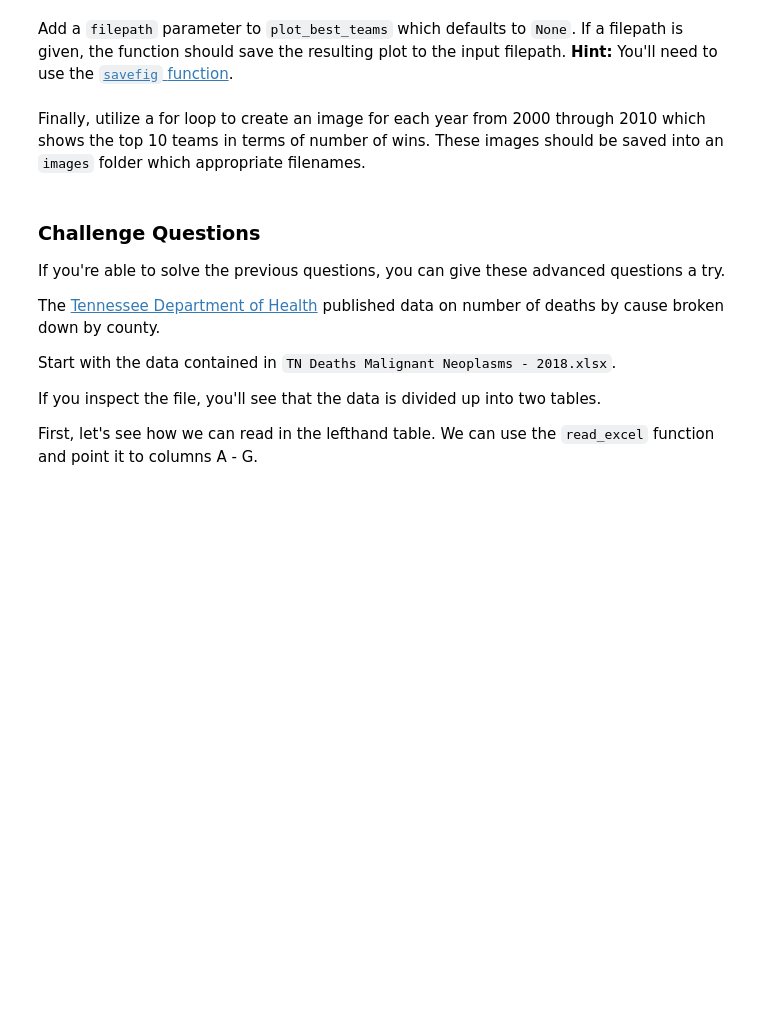
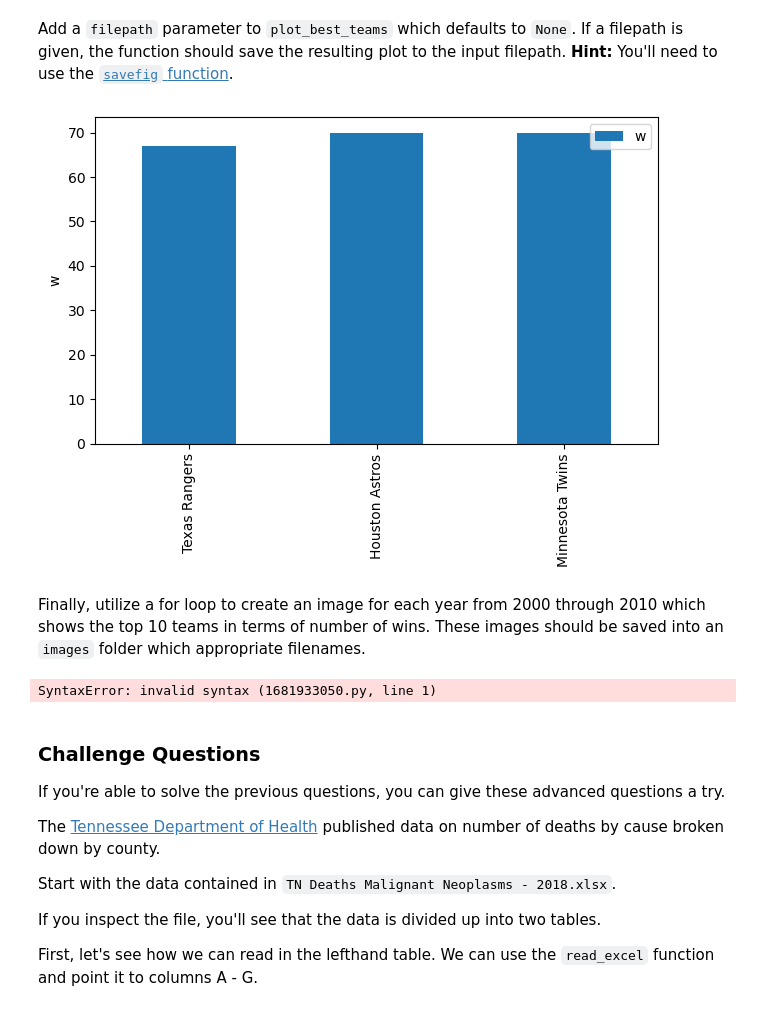
Before and after one commit to NSS-Data-Analytics-Cohort-11/loops-functions-practice-Jordan-D-Taylor, a Jupyter notebook: notebooks/Loops_and_Functions_Practice.ipynb, the cells around one changed output. Saved outputs shown, nothing was run; the diff lists cells and outputs as text; code cells hidden in the pictures; blank space fills up the shorter version.

```diff
--- a/notebooks/Loops_and_Functions_Practice.ipynb
+++ b/notebooks/Loops_and_Functions_Practice.ipynb
@@ -266,11 +382,25 @@ Make sure that your plot has a title and is labeled.
 # %% [markdown]
 Add a `filepath` parameter to `plot_best_teams` which defaults to `None`. If a filepath is given, the function should save the resulting plot to the input filepath. **Hint:** You'll need to use the [`savefig` function](https://matplotlib.org/stable/api/_as_gen/matplotlib.pyplot.savefig.html).
 # %%
-# Your Code Here
+def plt_best_teams(year, n=5, stat='w', league = "both", ascending = True, filepath = None):
+    teams = get_best_teams(year, n=n, stat=stat, league=league, ascending=ascending)
+    teams.plot(x='name', y=stat, kind = 'bar')
+    plt.xlabel(None)
+    plt.ylabel(stat)
+
+    if filepath:
+        plt.tight_layout()
+        plt.savefig(filepath)
+# %%
+plt_best_teams(year=2014, n=3, league="AL", ascending = True, filepath = 'best_teams_2014.png')
+# %% [output]
+[figure, added]
 # %% [markdown]
 Finally, utilize a for loop to create an image for each year from 2000 through 2010 which shows the top 10 teams in terms of number of wins. These images should be saved into an `images` folder which appropriate filenames.
 # %%
-# Your Code Here
+plt_best_teams(year,n = 5,ascending = True):
+# %% [output]
+SyntaxError: invalid syntax (1681933050.py, line 1)
 # %% [markdown]
 ### Challenge Questions
 
```
Also changed, not shown: parts of 21 cells of this notebook, 2 other files.
